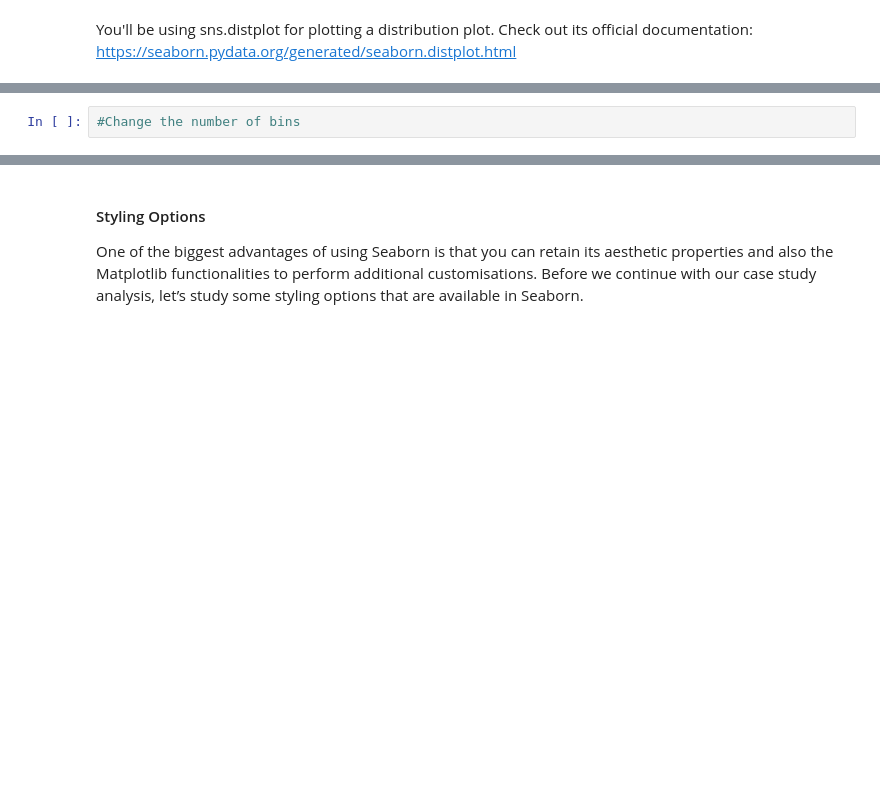
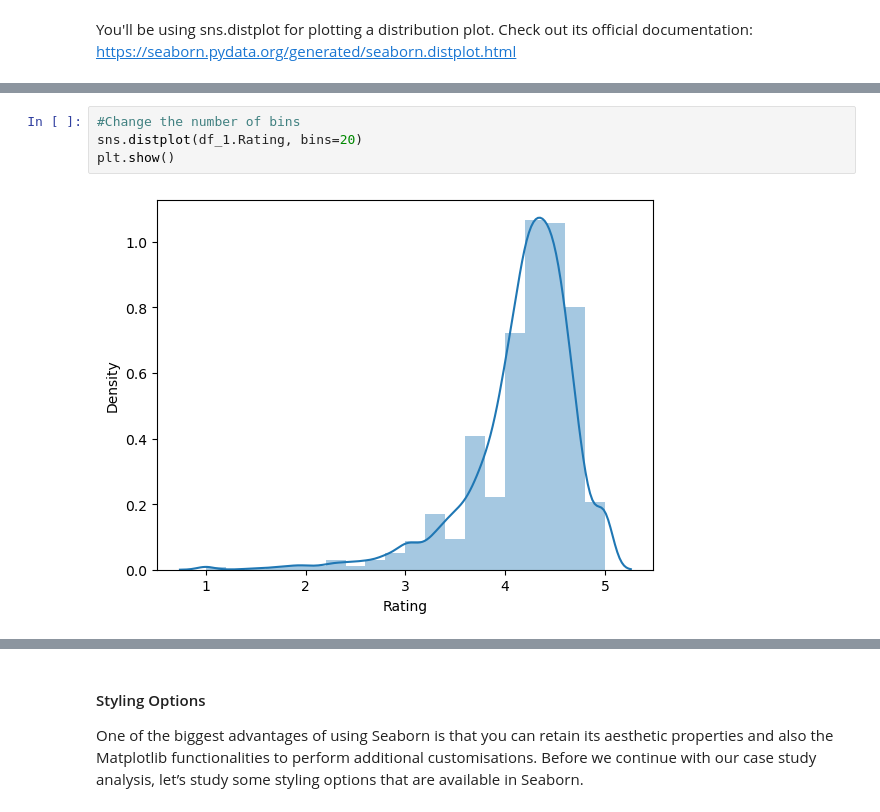
Before and after one commit to mrmankeshraj/PG_Diploma_in_Machine_Learning_and_AI, a Jupyter notebook: Case Study Notebook/Data Visualisation in Python - Case Study.ipynb, the cells around one changed output, grey strips where cells are left out. Cells and saved outputs as stored; diff of their text form; blank space fills up the shorter version.

```diff
--- a/Case Study Notebook/Data Visualisation in Python - Case Study.ipynb
+++ b/Case Study Notebook/Data Visualisation in Python - Case Study.ipynb
@@ -576,4 +584,8 @@ You'll be using sns.distplot for plotting a distribution plot. Check out its off
 # %%
 #Change the number of bins
+sns.distplot(df_1.Rating, bins=20)
+plt.show()
+# %% [output]
+[figure, added]
 # %%
 #Change the colour of bins to green
```
Also changed, not shown: parts of 49 cells of this notebook, 2 other files.
